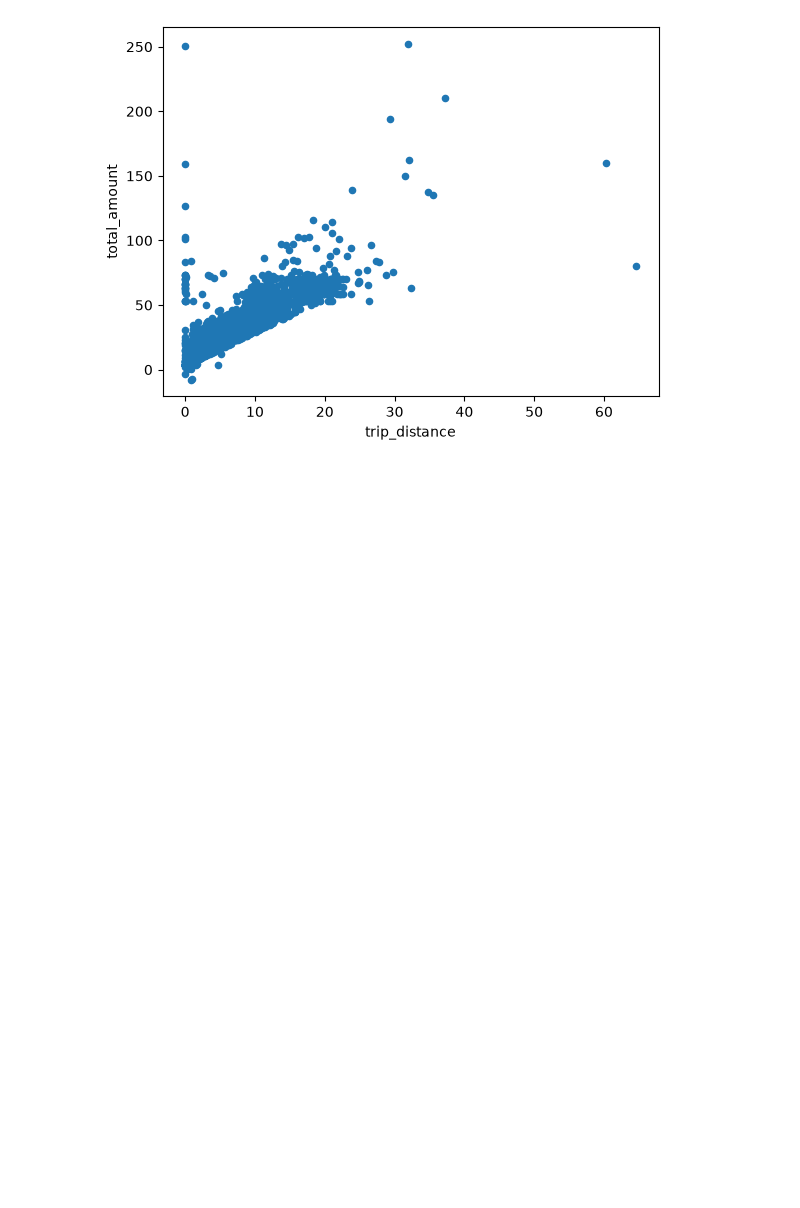
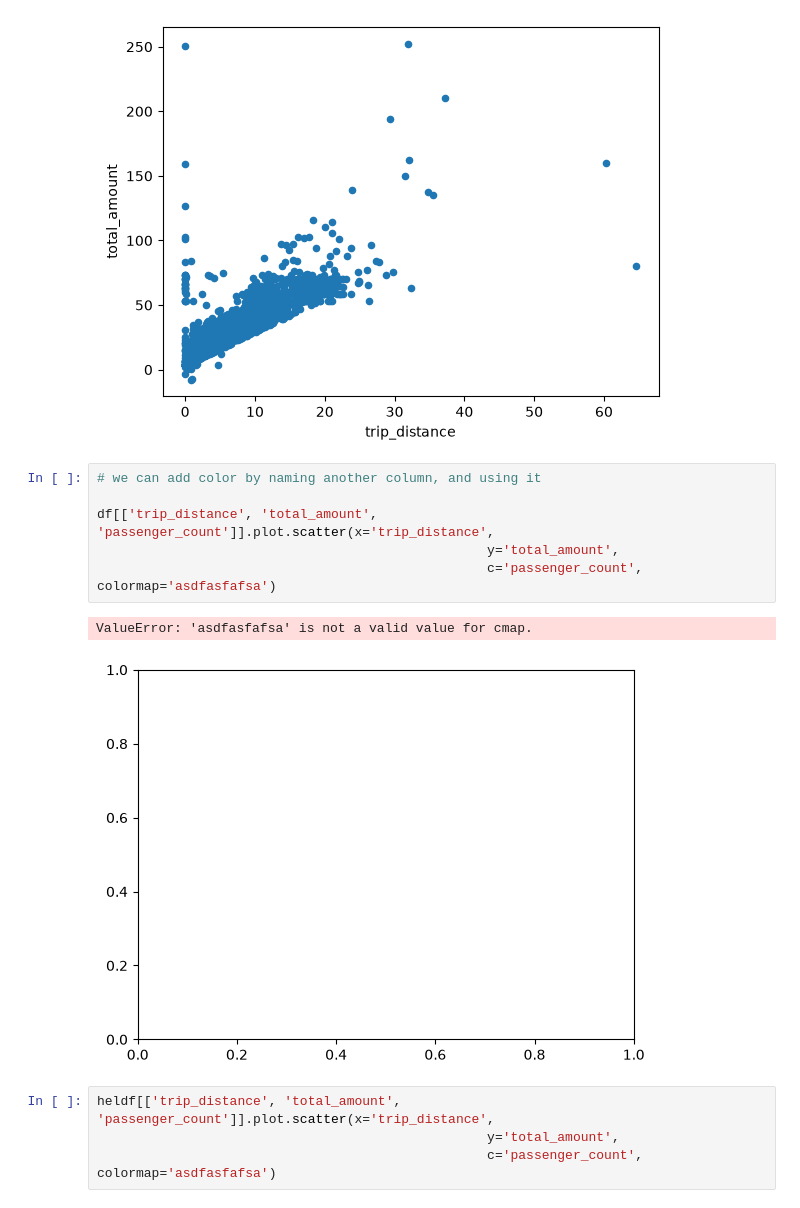
Before and after one commit to reuven/BDTMSD-Python-2026-07, a Jupyter notebook: BDTMSD-Python-2026-10-09.ipynb, the cells around one changed output. Drawn from its saved outputs; the diff is of its cells as text; blank space fills up the shorter version.

```diff
--- a/BDTMSD-Python-2026-10-09.ipynb
+++ b/BDTMSD-Python-2026-10-09.ipynb
@@ -594,3 +594,16 @@ df[['trip_distance', 'total_amount']].plot.scatter(x='trip_distance',
 # %% [output]
 <Axes: xlabel='trip_distance', ylabel='total_amount'>
 [figure]
+# %%
+# we can add color by naming another column, and using it
+
+df[['trip_distance', 'total_amount', 'passenger_count']].plot.scatter(x='trip_distance',
+                                                  y='total_amount',
+                                                  c='passenger_count', colormap='asdfasfafsa')
+# %% [output]
+ValueError: 'asdfasfafsa' is not a valid value for cmap.
+[figure, added]
+# %%
+heldf[['trip_distance', 'total_amount', 'passenger_count']].plot.scatter(x='trip_distance',
+                                                  y='total_amount',
+                                                  c='passenger_count', colormap='asdfasfafsa')
```
